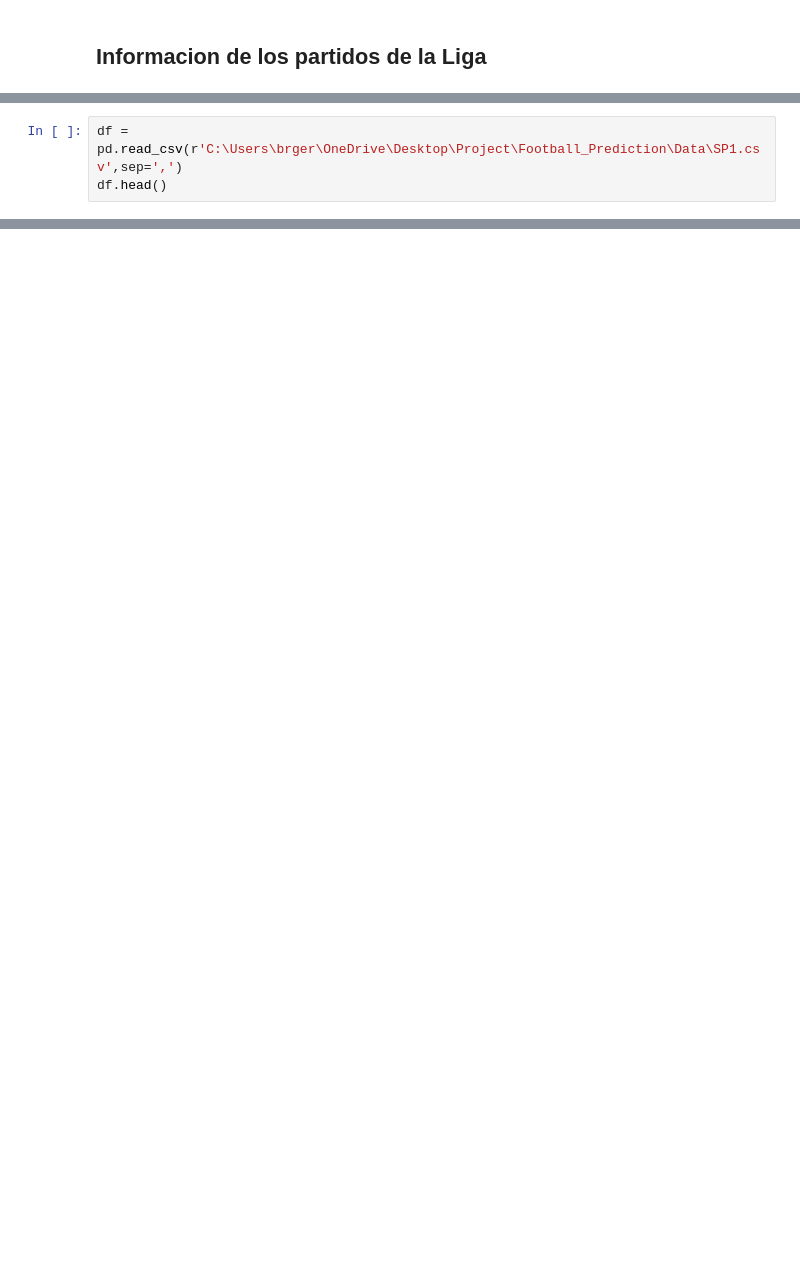
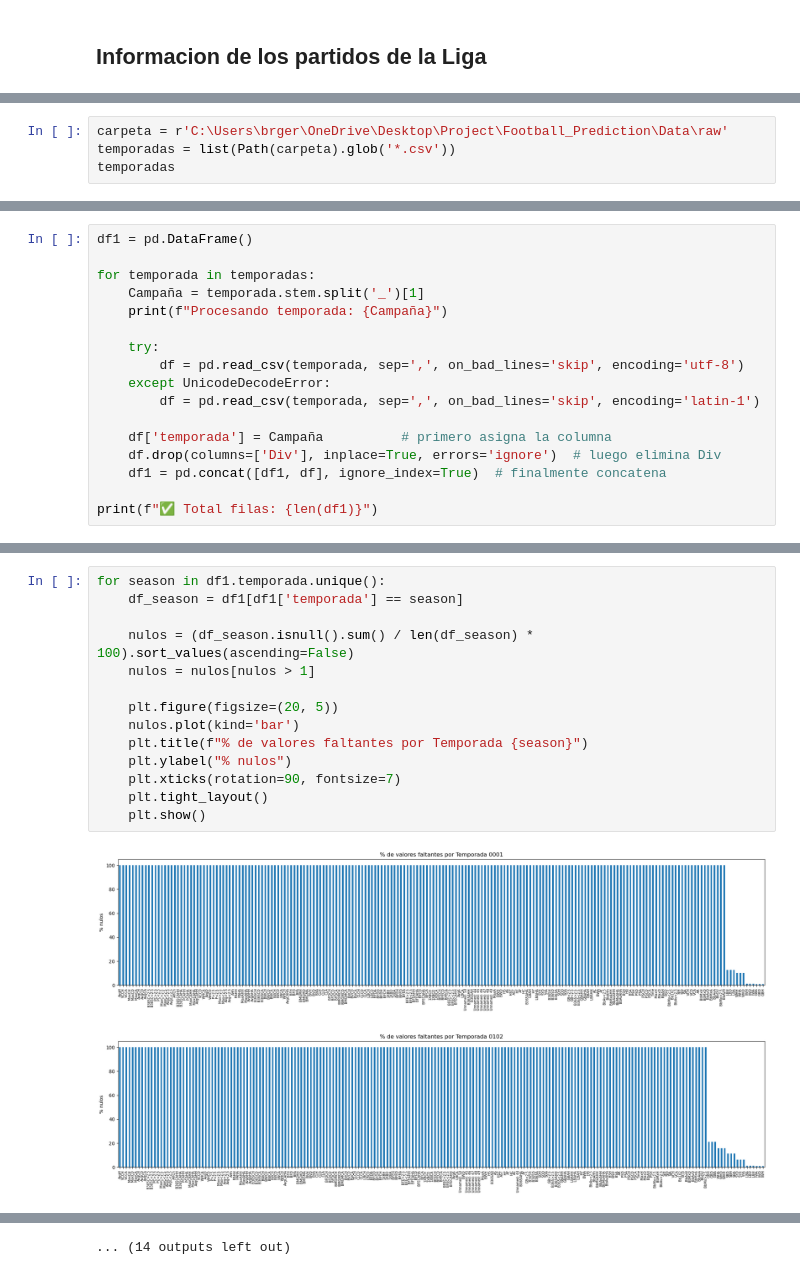
Before and after one commit to geraldb1/AnalisisFutbol, a Jupyter notebook: Script/Extract.ipynb, the cells around one changed output, grey strips where cells are left out. Cells and saved outputs as stored; diff of their text form; blank space fills up the shorter version.

```diff
--- a/Script/Extract.ipynb
+++ b/Script/Extract.ipynb
@@ -357,3 +24,0 @@ for equipo in standings:
-# %%
-df = pd.read_csv(r'C:\Users\brger\OneDrive\Desktop\Project\Football_Prediction\Data\SP1.csv',sep=',')
-df.head()
@@ -392,0 +25,4 @@ print(df_equipos.to_string())
+# %%
+carpeta = r'C:\Users\brger\OneDrive\Desktop\Project\Football_Prediction\Data\raw'
+temporadas = list(Path(carpeta).glob('*.csv'))
+temporadas
@@ -392,0 +47,17 @@ print(df_equipos.to_string())
+# %%
+df1 = pd.DataFrame()
+
+for temporada in temporadas:
+    Campaña = temporada.stem.split('_')[1]
+    print(f"Procesando temporada: {Campaña}")
+
+    try:
+        df = pd.read_csv(temporada, sep=',', on_bad_lines='skip', encoding='utf-8')
+    except UnicodeDecodeError:
+        df = pd.read_csv(temporada, sep=',', on_bad_lines='skip', encoding='latin-1')
+
+    df['temporada'] = Campaña          # primero asigna la columna
+    df.drop(columns=['Div'], inplace=True, errors='ignore')  # luego elimina Div
+    df1 = pd.concat([df1, df], ignore_index=True)  # finalmente concatena
+
+print(f"✅ Total filas: {len(df1)}")
@@ -392,0 +118,17 @@ print(df_equipos.to_string())
+# %%
+for season in df1.temporada.unique():
+    df_season = df1[df1['temporada'] == season]
+
+    nulos = (df_season.isnull().sum() / len(df_season) * 100).sort_values(ascending=False)
+    nulos = nulos[nulos > 1]
+
+    plt.figure(figsize=(20, 5))
+    nulos.plot(kind='bar')
+    plt.title(f"% de valores faltantes por Temporada {season}")
+    plt.ylabel("% nulos")
+    plt.xticks(rotation=90, fontsize=7)
+    plt.tight_layout()
+    plt.show()
+# %% [output]
+[figure, added]
+[figure, added]
@@ -392,0 +145 @@ print(df_equipos.to_string())
+... (14 outputs left out)
```
Also changed, not shown: parts of 67 cells of this notebook, 30 other files.
